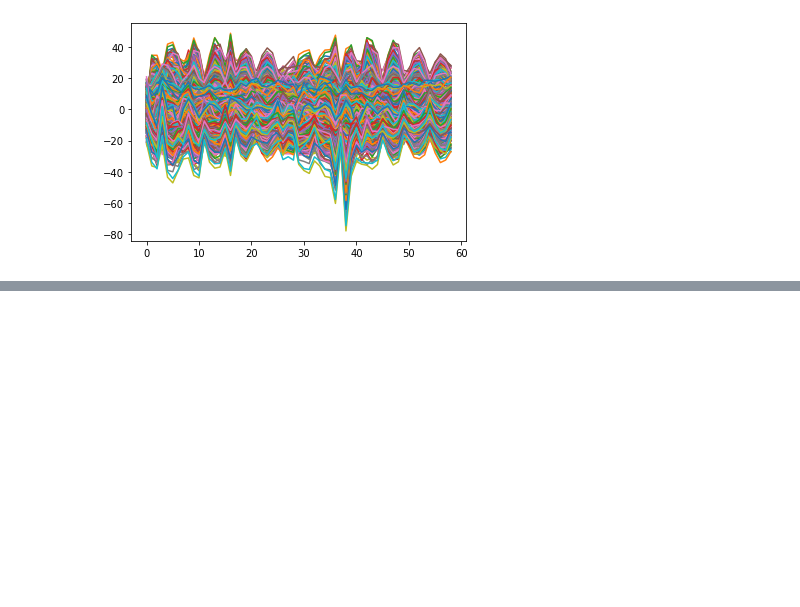
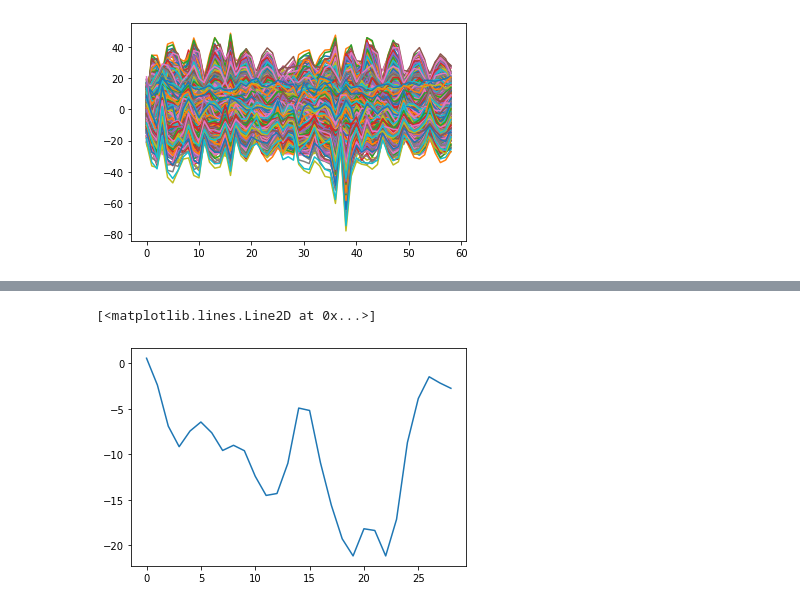
Before and after one commit to anishaghosh123/Alice-dataset, a Jupyter notebook: alice.ipynb, the cells around one changed output, grey strips where cells are left out. Saved outputs shown, nothing was run; the diff lists cells and outputs as text; code cells hidden in the pictures; blank space fills up the shorter version.

```diff
--- a/alice.ipynb
+++ b/alice.ipynb
@@ -200,0 +446,5 @@ array([ 3.3025e+00, -1.4782e+00, -2.5200e-01, -9.6140e-01, -4.3970e-01,
+# %%
+plt.plot(eeglist[71:100])
+# %% [output]
+[<matplotlib.lines.Line2D at 0x...>]
+[figure, added]
```
Also changed, not shown: parts of 52 cells of this notebook.
